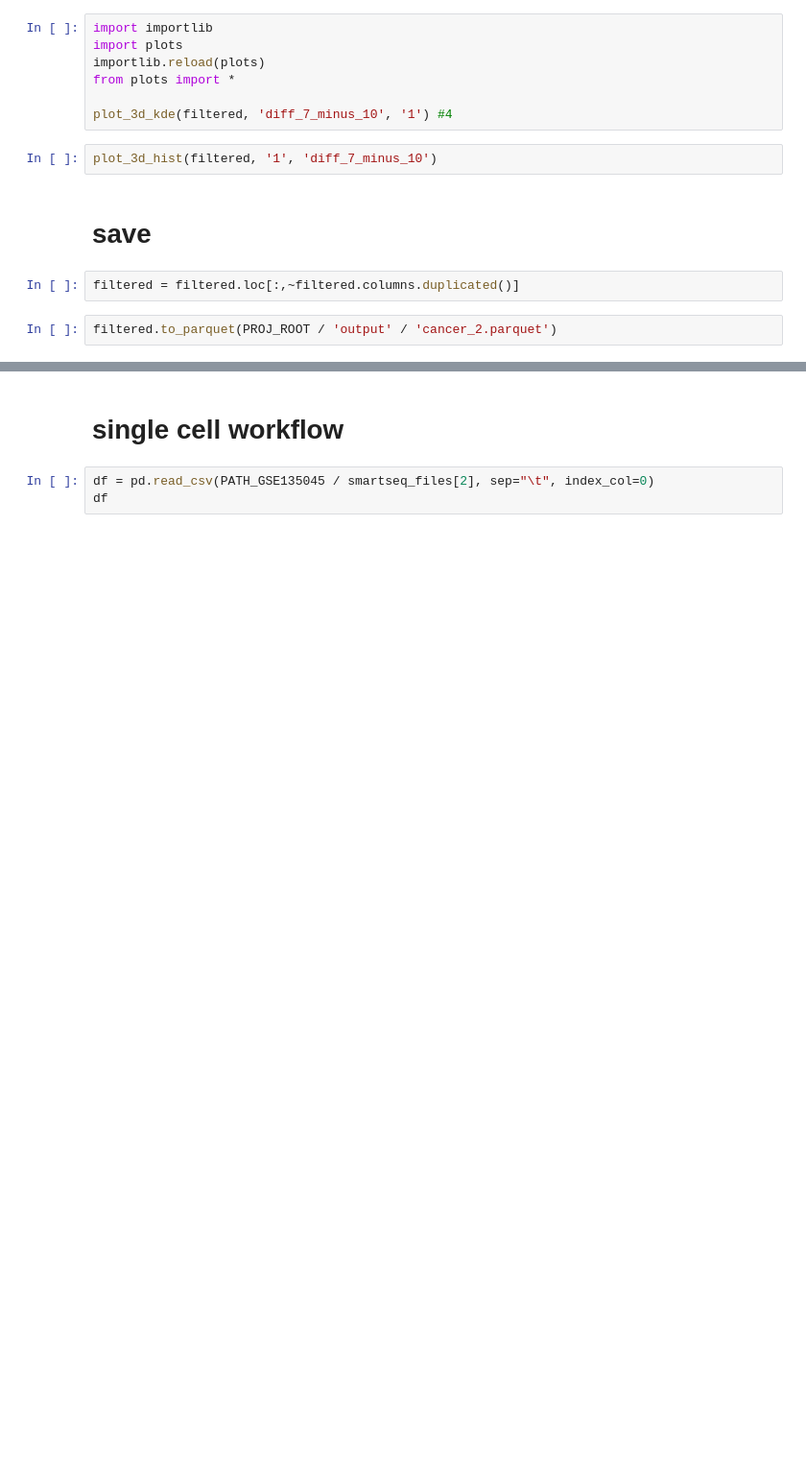
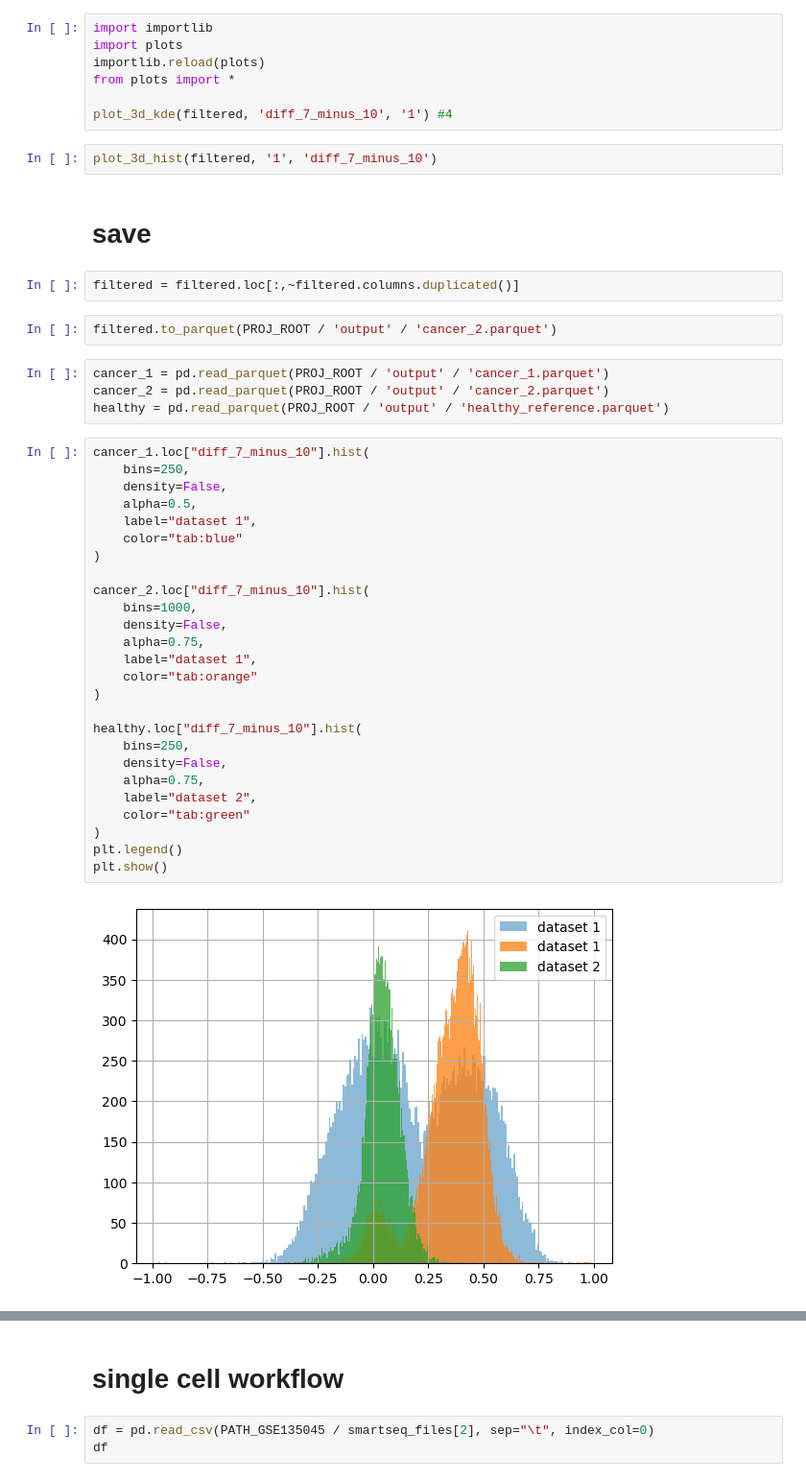
Before and after one commit to neuropromotion/Glioblastoma-cell-Finder, a Jupyter notebook: processing.ipynb, the cells around one changed output, grey strips where cells are left out. Shown at 96% size. Saved outputs shown, nothing was run; the diff lists cells and outputs as text; blank space fills up the shorter version.

Commit message:
figure added

```diff
--- a/processing.ipynb
+++ b/processing.ipynb
@@ -260,3 +260,35 @@ plot_3d_hist(filtered, '1', 'diff_7_minus_10')
 filtered = filtered.loc[:,~filtered.columns.duplicated()]
 # %%
 filtered.to_parquet(PROJ_ROOT / 'output' / 'cancer_2.parquet')
+# %%
+cancer_1 = pd.read_parquet(PROJ_ROOT / 'output' / 'cancer_1.parquet')
+cancer_2 = pd.read_parquet(PROJ_ROOT / 'output' / 'cancer_2.parquet')
+healthy = pd.read_parquet(PROJ_ROOT / 'output' / 'healthy_reference.parquet')
+# %%
+cancer_1.loc["diff_7_minus_10"].hist(
+    bins=250,
+    density=False,
+    alpha=0.5,
+    label="dataset 1",
+    color="tab:blue"
+)
+
+cancer_2.loc["diff_7_minus_10"].hist(
+    bins=1000,
+    density=False,
+    alpha=0.75,
+    label="dataset 1",
+    color="tab:orange"
+)
+
+healthy.loc["diff_7_minus_10"].hist(
+    bins=250,
+    density=False,
+    alpha=0.75,
+    label="dataset 2",
+    color="tab:green"
+)
+plt.legend()
+plt.show()
+# %% [output]
+[figure, added]
```
Also changed, not shown: parts of 1 cell of this notebook, 2 other files.
